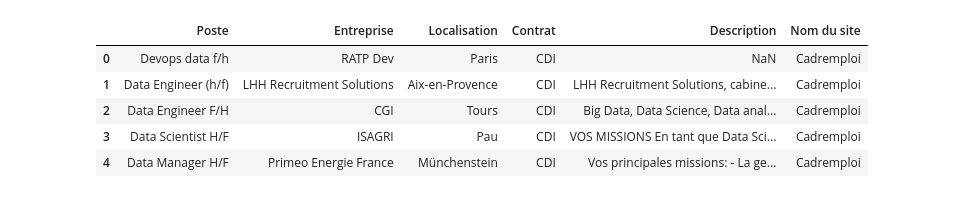
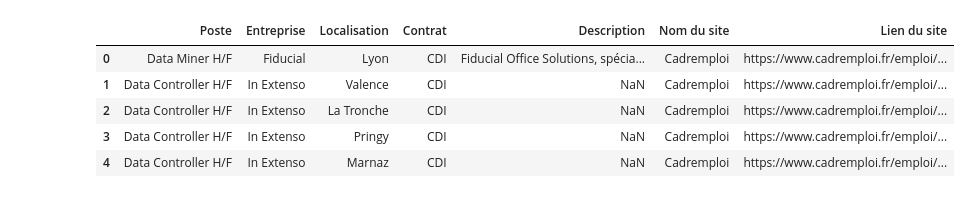
Before and after one commit to karolinajedrzejewskaa/Job-scrapping, a Jupyter notebook: Selenium/nettoyage/nettoyage.ipynb, the cells around one changed output. Cells and saved outputs as stored; diff of their text form; code cells hidden in the pictures.

Commit message:
Mise à jour de scritp nettoyage

```diff
--- a/Selenium/nettoyage/nettoyage.ipynb
+++ b/Selenium/nettoyage/nettoyage.ipynb
@@ -5,11 +5,11 @@ import re
 from datetime import datetime
 from dateutil.parser import parse
 
-welc = pd.read_csv('C:\\Users\\559816\\Documents\\Project 3\\Job-scrapping\\Selenium\\welcome_to_the_jungle_30_06_clean.csv')
-apec = pd.read_csv('C:\\Users\\559816\\Documents\\Project 3\\Job-scrapping\\Selenium\\apec_24_06_24.csv')
-link = pd.read_csv('C:\\Users\\559816\\Documents\\Project 3\\Job-scrapping\\Selenium\\linkedin_exctration_du_24_06.csv')
-cadr = pd.read_csv('C:\\Users\\559816\\Documents\\Project 3\\Job-scrapping\\Selenium\\cadremploi_jobs 26-06.csv', encoding='Windows-1252', delimiter=';')
-pole = pd.read_csv('C:\\Users\\559816\\Documents\\Project 3\\Job-scrapping\\Selenium\\pole_emploi_26_06.csv')
+#welc = pd.read_csv('C:\\Users\\559816\\Documents\\Project 3\\Job-scrapping\\Selenium\\nettoyage\\welcome_to_the_jungle_19_07.csv')
+apec = pd.read_csv('C:\\Users\\559816\\Documents\\Project 3\\Job-scrapping\\Selenium\\nettoyage\\apec_22_07_24.csv')
+link = pd.read_csv('C:\\Users\\559816\\Documents\\Project 3\\Job-scrapping\\Selenium\\nettoyage\\linkedin_extraction_du_22_07_2024.csv')
+#cadr = pd.read_csv('C:\\Users\\559816\\Documents\\Project 3\\Job-scrapping\\Selenium\\nettoyage\\cadremploi_jobs 08-07-24.csv', delimiter=';', encoding='latin1')
+pole = pd.read_csv('C:\\Users\\559816\\Documents\\Project 3\\Job-scrapping\\Selenium\\nettoyage\\pole_emploi_2207.csv')
 # %%
 # Csv Welcome to the Jungle
 
@@ -97,20 +131,30 @@ link.head()
 # %%
 # Nettoyage initial de csv Cadremploi
 
+cadr = cadr.rename(columns={'poste': 'Poste'})
+cadr = cadr.rename(columns={'entreprise': 'Entreprise'})
+cadr = cadr.rename(columns={'localisation': 'Localisation'})
+cadr = cadr.rename(columns={'type contrat': 'Contrat'})
+cadr = cadr.rename(columns={'description': 'Description'})
+cadr = cadr.rename(columns={'date-publication': 'Date de parution'})
+cadr = cadr.rename(columns={'lien du site': 'Lien du site'})
+#cadr["Nom du site"] = 'Cadremploi'
+cadr.head()
+
+"""
 cadr.columns = cadr.iloc[0]
 cadr = cadr[1:]
 cadr = cadr.reset_index(drop=True)
+"""
 
 cadr['Contrat'] = cadr['Contrat'].str.replace('Apprentissage/Alternance', 'Alternance', regex=False)
 cadr['Contrat'] = cadr['Contrat'].str.replace('Indépendant / Freelance', 'Freelance', regex=False)
-cadr = cadr.rename(columns={'Lien du site': 'Nom du site'})
-
 
 cadr.head()
 # %% [output]
-|  | Poste | Entreprise | Localisation | Contrat | Description | Nom du site |
-| 0 | Devops data f/h | RATP Dev | Paris | CDI | NaN | Cadremploi |
-| 1 | Data Engineer (h/f) | LHH Recruitment Solutions | Aix-en-Provence | CDI | LHH Recruitment Solutions, cabine... | Cadremploi |
-| 2 | Data Engineer F/H | CGI | Tours | CDI | Big Data, Data Science, Data anal... | Cadremploi |
-| 3 | Data Scientist H/F | ISAGRI | Pau | CDI | VOS MISSIONS En tant que Data Sci... | Cadremploi |
-| 4 | Data Manager H/F | Primeo Energie France | Münchenstein | CDI | Vos principales missions: - La ge... | Cadremploi |
+|  | Poste | Entreprise | Localisation | Contrat | Description | Nom du site | Lien du site |
+| 0 | Data Miner H/F | Fiducial | Lyon | CDI | Fiducial Office Solutions, spécia... | Cadremploi | https://www.cadremploi.fr/emploi/... |
+| 1 | Data Controller H/F | In Extenso | Valence | CDI | NaN | Cadremploi | https://www.cadremploi.fr/emploi/... |
+| 2 | Data Controller H/F | In Extenso | La Tronche | CDI | NaN | Cadremploi | https://www.cadremploi.fr/emploi/... |
+| 3 | Data Controller H/F | In Extenso | Pringy | CDI | NaN | Cadremploi | https://www.cadremploi.fr/emploi/... |
+| 4 | Data Controller H/F | In Extenso | Marnaz | CDI | NaN | Cadremploi | https://www.cadremploi.fr/emploi/... |
```
Also changed, not shown: parts of 27 cells of this notebook.
